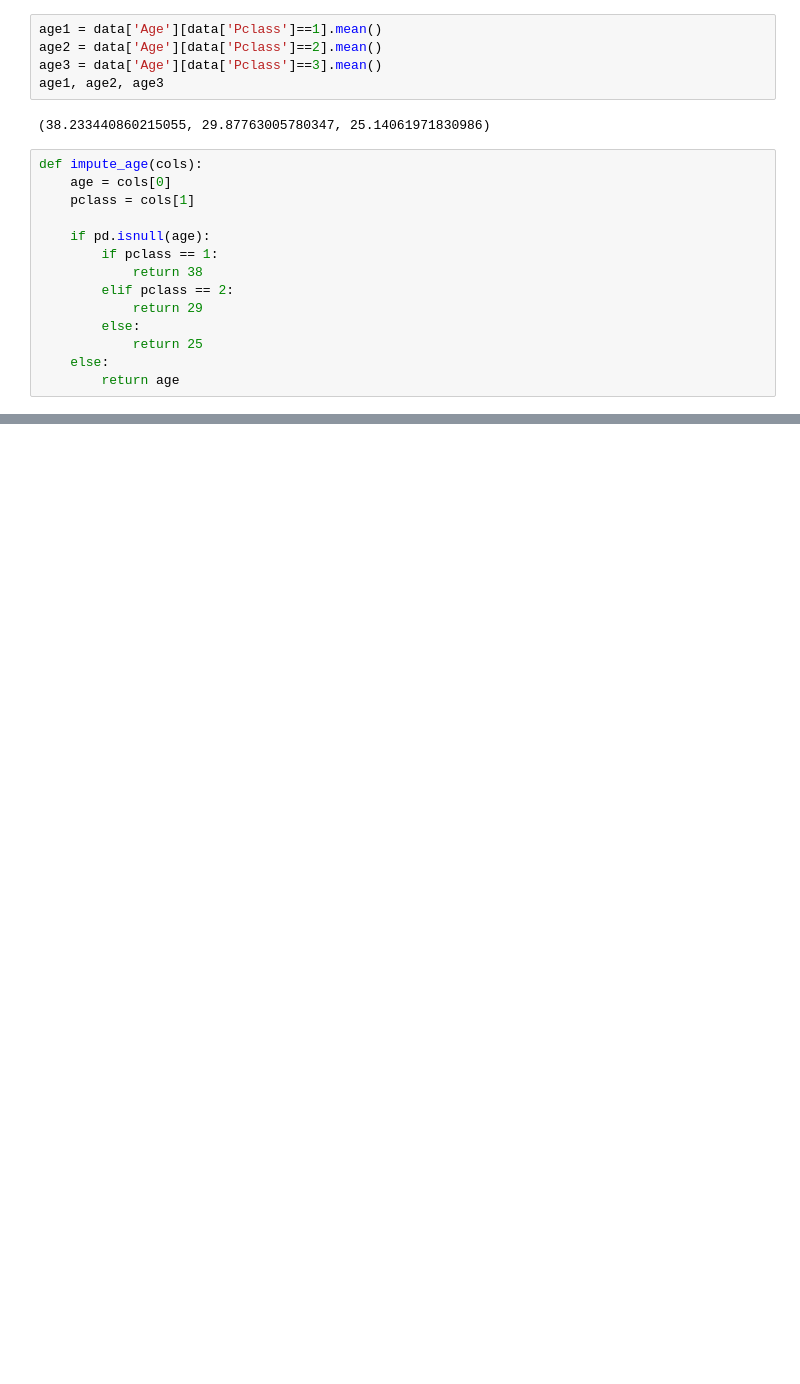
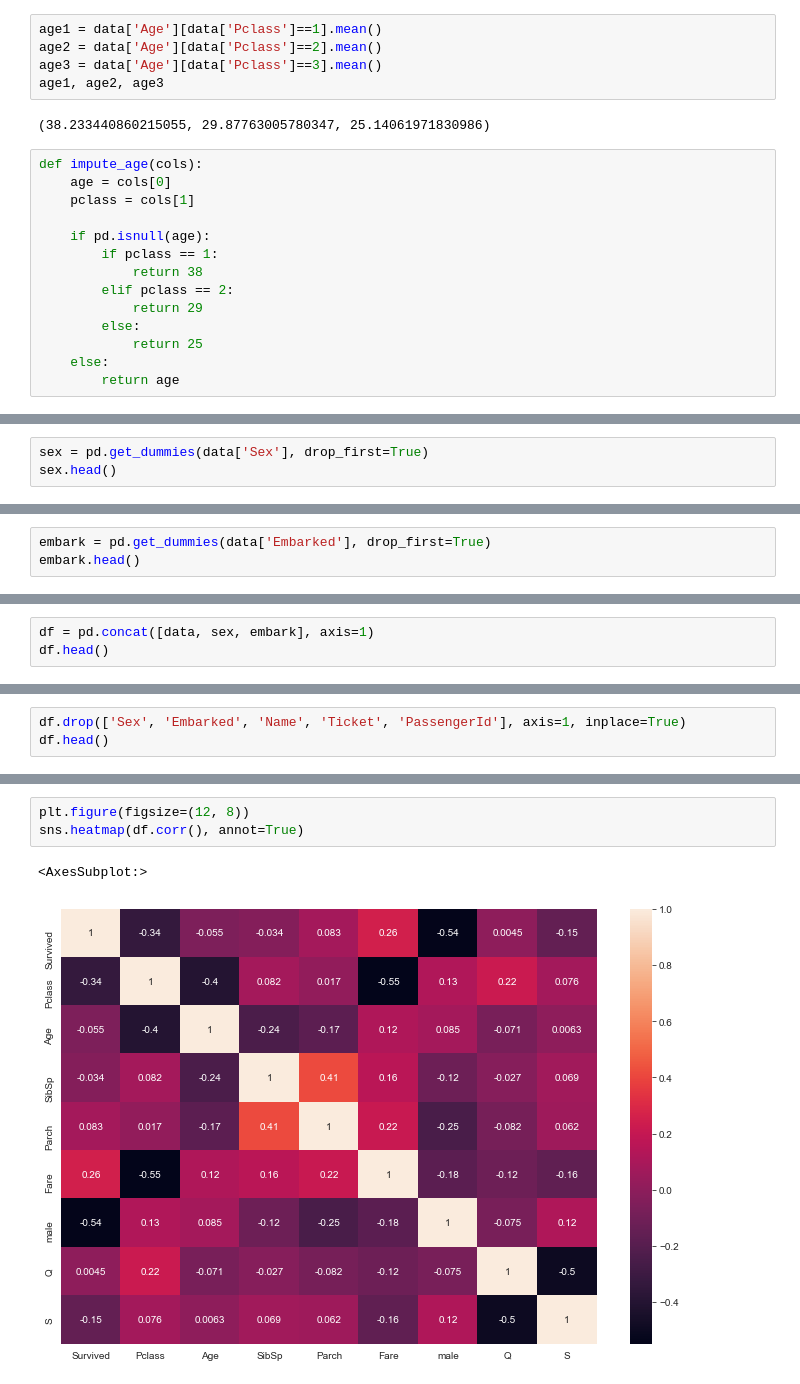
Before and after one commit to jafar-shodiq/mlearning-proj, a Jupyter notebook: project/who-survived-titanic/titanic.ipynb, the cells around one changed output, grey strips where cells are left out. Saved outputs shown, nothing was run; the diff lists cells and outputs as text; blank space fills up the shorter version.

```diff
--- a/project/who-survived-titanic/titanic.ipynb
+++ b/project/who-survived-titanic/titanic.ipynb
@@ -172,0 +263,3 @@ def impute_age(cols):
+# %%
+sex = pd.get_dummies(data['Sex'], drop_first=True)
+sex.head()
@@ -172,0 +273,3 @@ def impute_age(cols):
+# %%
+embark = pd.get_dummies(data['Embarked'], drop_first=True)
+embark.head()
@@ -172,0 +285,3 @@ def impute_age(cols):
+# %%
+df = pd.concat([data, sex, embark], axis=1)
+df.head()
@@ -172,0 +297,3 @@ def impute_age(cols):
+# %%
+df.drop(['Sex', 'Embarked', 'Name', 'Ticket', 'PassengerId'], axis=1, inplace=True)
+df.head()
@@ -172,0 +326,6 @@ def impute_age(cols):
+# %%
+plt.figure(figsize=(12, 8))
+sns.heatmap(df.corr(), annot=True)
+# %% [output]
+<AxesSubplot:>
+[figure, added]
```
Also changed, not shown: parts of 52 cells of this notebook.
